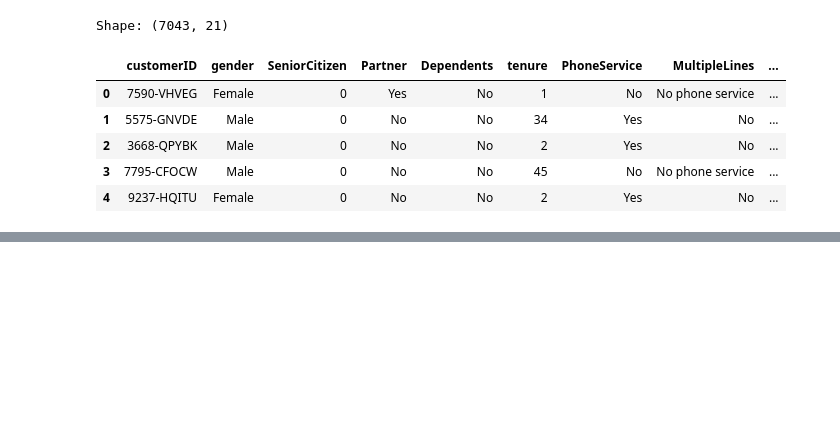
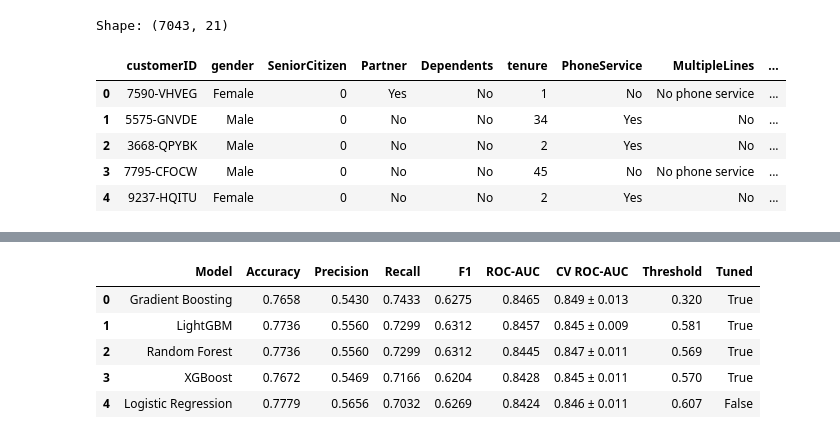
Before and after one commit to navichearala/IBM_churn-prediction, a Jupyter notebook: notebooks/churn_analysis.ipynb, the cells around one changed output, grey strips where cells are left out. Saved outputs shown, nothing was run; the diff lists cells and outputs as text; code cells hidden in the pictures; blank space fills up the shorter version.

```diff
--- a/notebooks/churn_analysis.ipynb
+++ b/notebooks/churn_analysis.ipynb
@@ -275,0 +147,17 @@ predictive score into a concrete, prioritized action list.
+# %%
+results, fitted, (X_train, X_test, y_train, y_test) = train_and_compare(X, y, tune=True)
+
+comparison = pd.DataFrame([{
+    "Model": r.name, "Accuracy": r.accuracy, "Precision": r.precision,
+    "Recall": r.recall, "F1": r.f1, "ROC-AUC": r.roc_auc,
+    "CV ROC-AUC": f"{r.cv_roc_auc_mean:.3f} ± {r.cv_roc_auc_std:.3f}",
+    "Threshold": r.threshold, "Tuned": r.tuned,
+} for r in results])
+comparison
+# %% [output]
+|  | Model | Accuracy | Precision | Recall | F1 | ROC-AUC | CV ROC-AUC | Threshold | Tuned |
+| 0 | Gradient Boosting | 0.7658 | 0.5430 | 0.7433 | 0.6275 | 0.8465 | 0.849 ± 0.013 | 0.320 | True |
+| 1 | LightGBM | 0.7736 | 0.5560 | 0.7299 | 0.6312 | 0.8457 | 0.845 ± 0.009 | 0.581 | True |
+| 2 | Random Forest | 0.7736 | 0.5560 | 0.7299 | 0.6312 | 0.8445 | 0.847 ± 0.011 | 0.569 | True |
+| 3 | XGBoost | 0.7672 | 0.5469 | 0.7166 | 0.6204 | 0.8428 | 0.845 ± 0.011 | 0.570 | True |
+| 4 | Logistic Regression | 0.7779 | 0.5656 | 0.7032 | 0.6269 | 0.8424 | 0.846 ± 0.011 | 0.607 | False |
```
Also changed, not shown: parts of 44 cells of this notebook, 19 other files.
